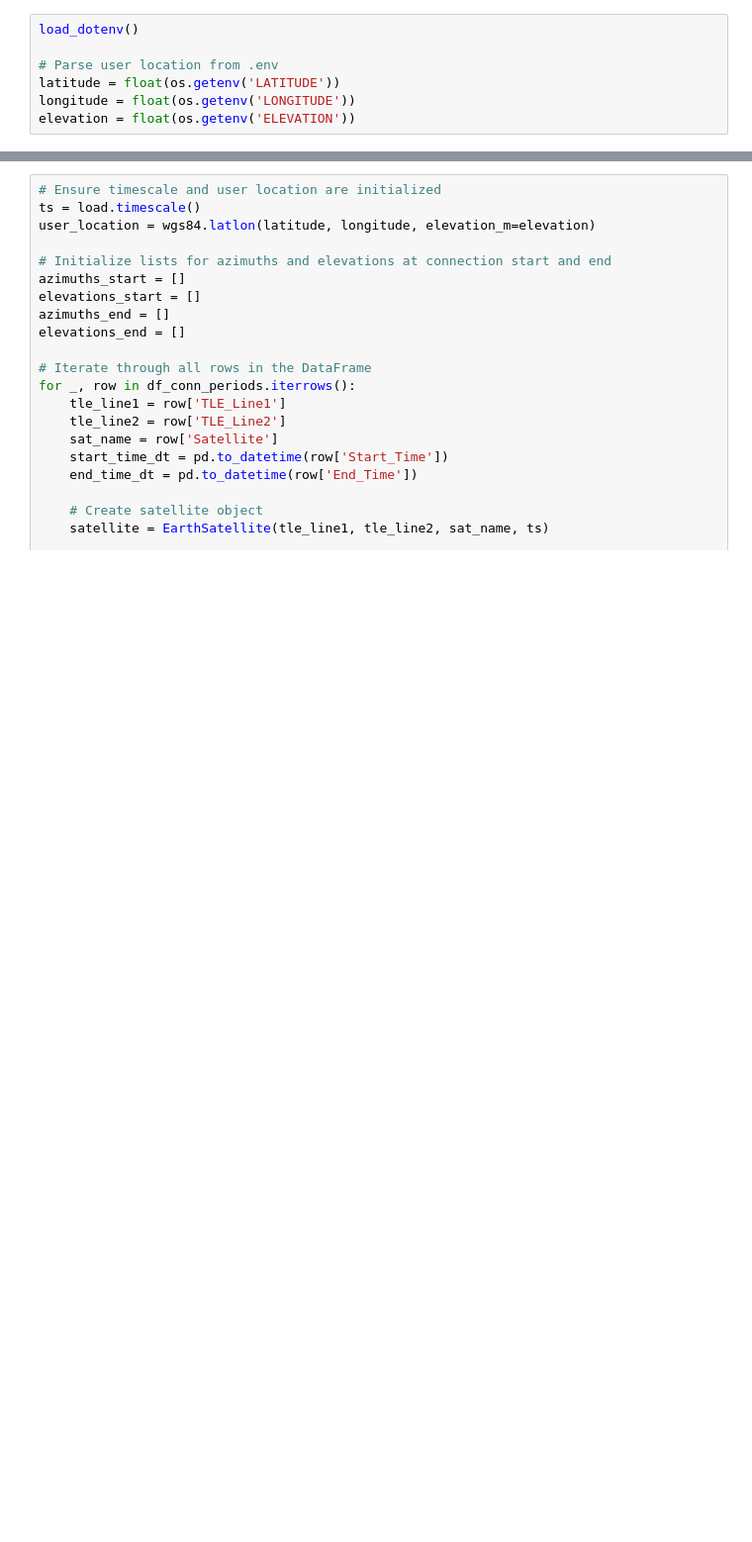
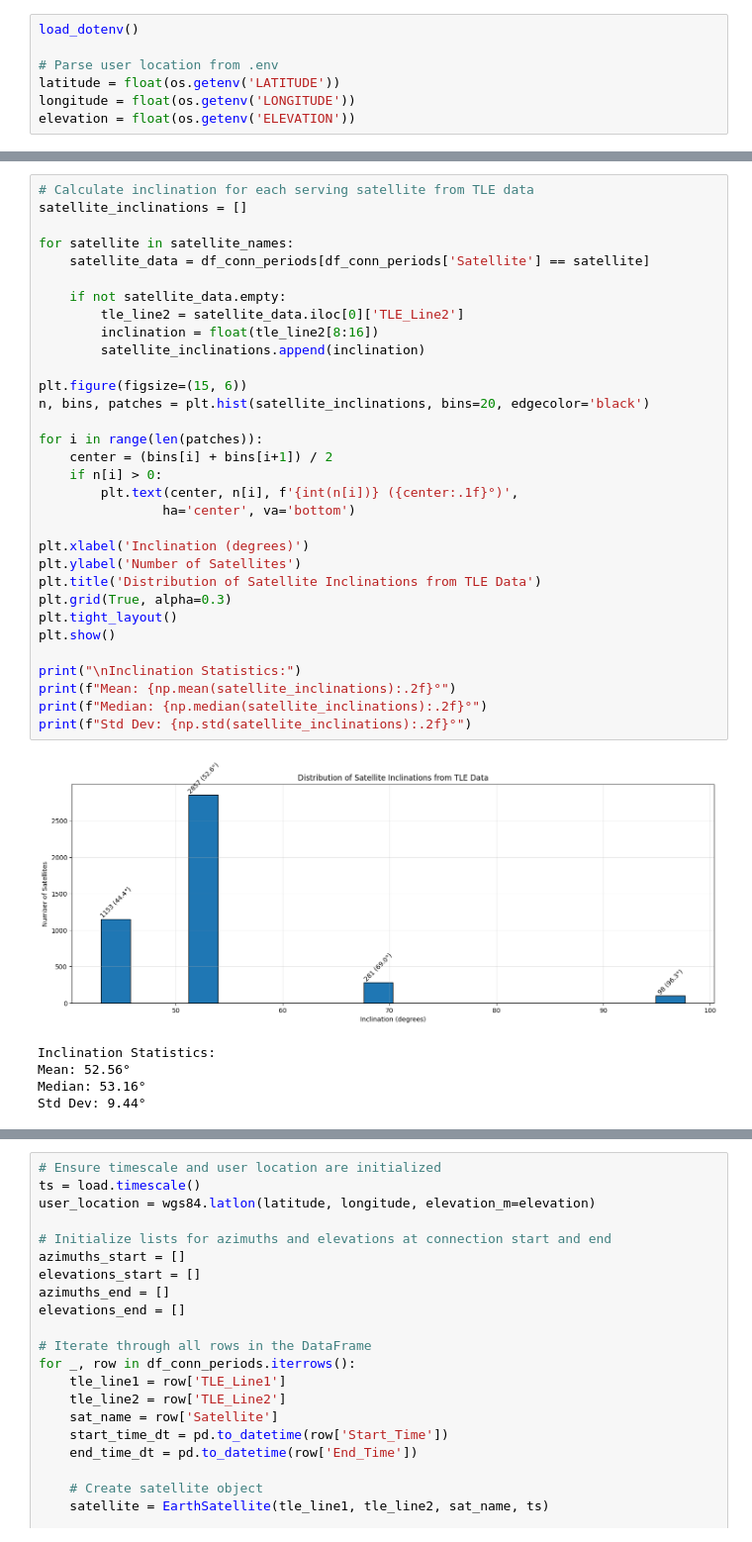
Before and after one commit to Jackbaude/anaSAT, a Jupyter notebook: stats.ipynb, the cells around one changed output, grey strips where cells are left out. Shown at 99% size. Cells and saved outputs as stored; diff of their text form; blank space fills up the shorter version.

```diff
--- a/stats.ipynb
+++ b/stats.ipynb
@@ -212,0 +270,38 @@ STARLINK-34076 (seen 1 times):
+# %%
+# Calculate inclination for each serving satellite from TLE data
+satellite_inclinations = []
+
+for satellite in satellite_names:
+    satellite_data = df_conn_periods[df_conn_periods['Satellite'] == satellite]
+
+    if not satellite_data.empty:
+        tle_line2 = satellite_data.iloc[0]['TLE_Line2']
+        inclination = float(tle_line2[8:16])
+        satellite_inclinations.append(inclination)
+
+plt.figure(figsize=(15, 6))
+n, bins, patches = plt.hist(satellite_inclinations, bins=20, edgecolor='black')
+
+for i in range(len(patches)):
+    center = (bins[i] + bins[i+1]) / 2
+    if n[i] > 0:
+        plt.text(center, n[i], f'{int(n[i])} ({center:.1f}°)',
+                ha='center', va='bottom')
+
+plt.xlabel('Inclination (degrees)')
+plt.ylabel('Number of Satellites')
+plt.title('Distribution of Satellite Inclinations from TLE Data')
+plt.grid(True, alpha=0.3)
+plt.tight_layout()
+plt.show()
+
+print("\nInclination Statistics:")
+print(f"Mean: {np.mean(satellite_inclinations):.2f}°")
+print(f"Median: {np.median(satellite_inclinations):.2f}°")
+print(f"Std Dev: {np.std(satellite_inclinations):.2f}°")
+# %% [output]
+[figure, added]
+Inclination Statistics:
+Mean: 52.56°
+Median: 53.16°
+Std Dev: 9.44°
```
Also changed, not shown: parts of 15 cells of this notebook, 3 other files.
